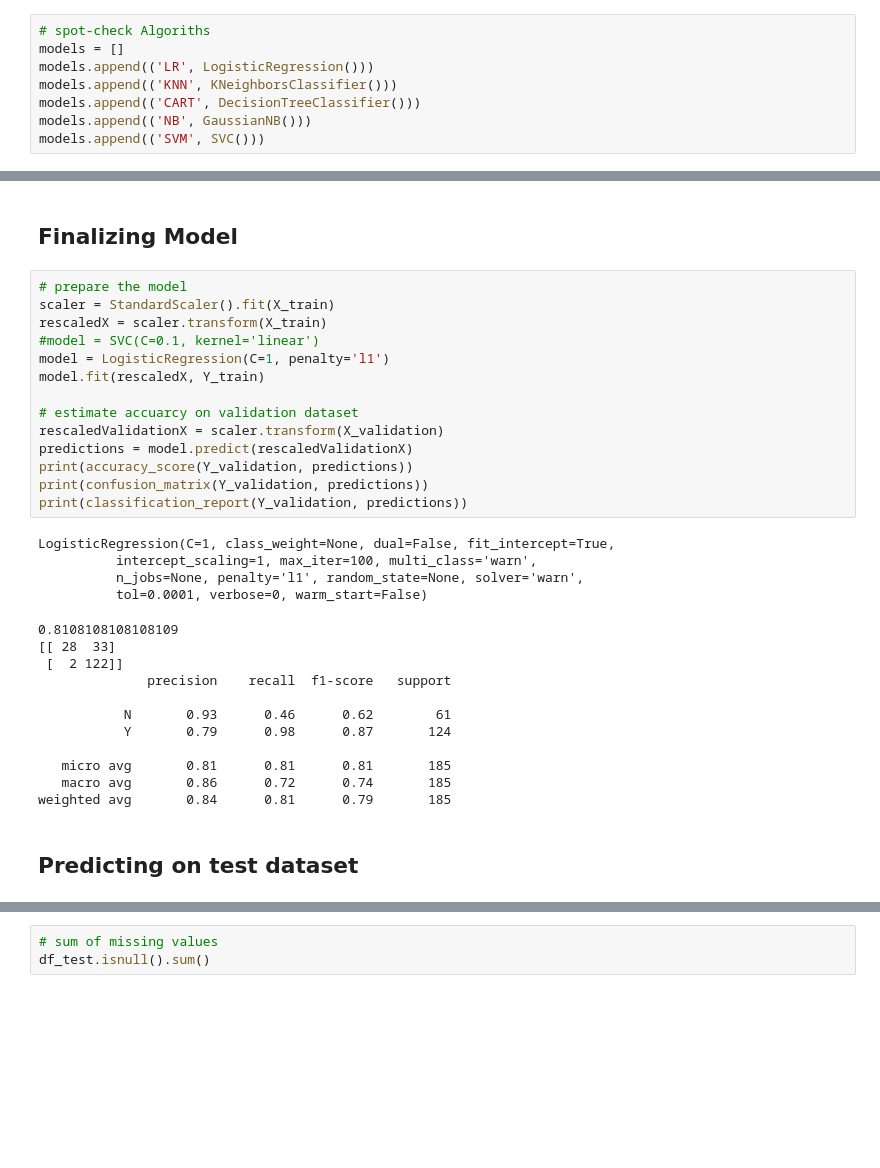
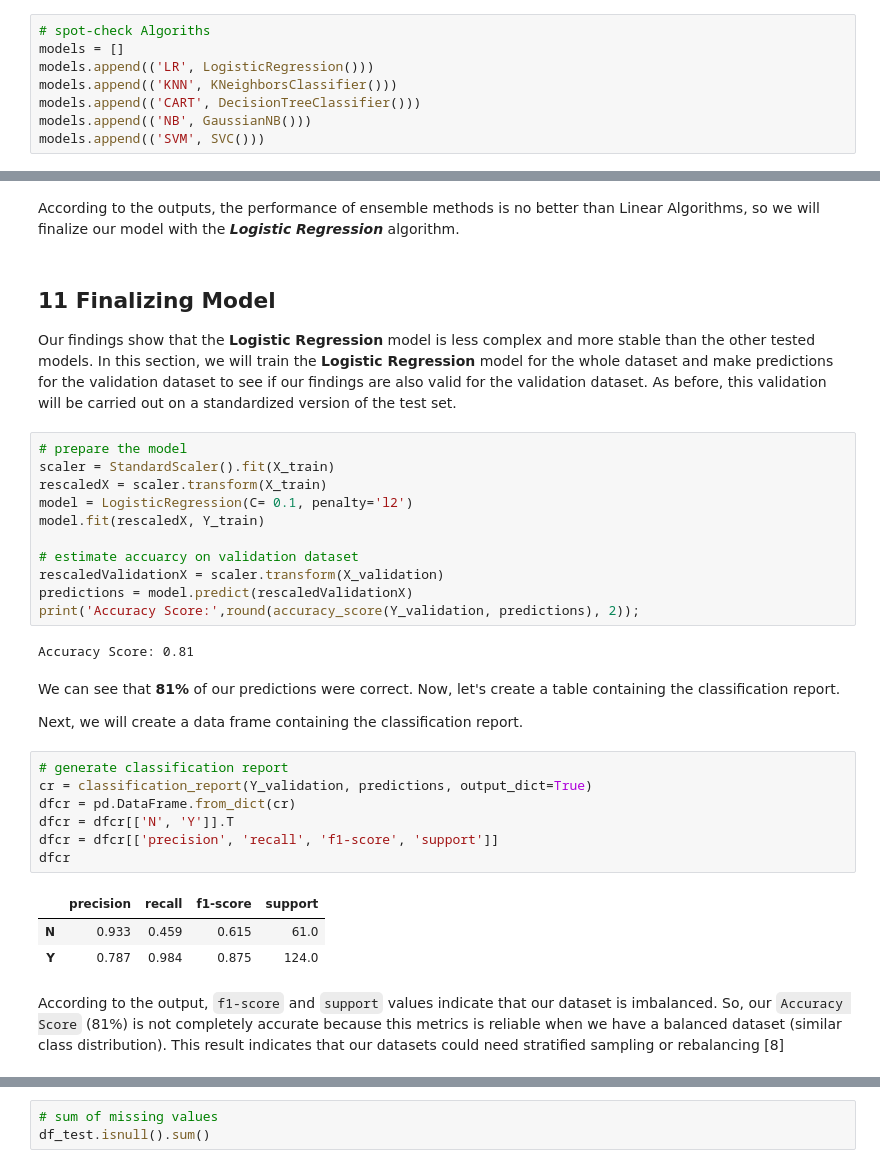
Before and after one commit to acoiman/loan_prediction, a Jupyter notebook: loan_prediction.ipynb, the cells around one changed output, grey strips where cells are left out. Saved outputs shown, nothing was run; the diff lists cells and outputs as text; blank space fills up the shorter version.

```diff
--- a/loan_prediction.ipynb
+++ b/loan_prediction.ipynb
@@ -589,34 +549,36 @@ Text(0.5, 0.98, 'Ensemble Algorith Comparison')
-# %% [markdown]
-## Finalizing  Model
+# %% [markdown]
+According to the outputs, the performance of ensemble methods is no better than Linear Algorithms, so we will finalize our model with the ***Logistic Regression*** algorithm.
+# %% [markdown]
+## 11 Finalizing  Model
+
+Our findings show that the **Logistic Regression** model is less complex and more stable than the other tested models. In this section, we will train the **Logistic Regression** model for the whole dataset and make predictions for the validation dataset to see if our findings are also valid for the validation dataset. As before, this validation will be carried out on a standardized version of the test set.
 # %%
 # prepare the model
 scaler = StandardScaler().fit(X_train)
 rescaledX = scaler.transform(X_train)
-#model = SVC(C=0.1, kernel='linear')
-model = LogisticRegression(C=1, penalty='l1')
+model = LogisticRegression(C= 0.1, penalty='l2')
 model.fit(rescaledX, Y_train)
 
 # estimate accuarcy on validation dataset
 rescaledValidationX = scaler.transform(X_validation)
 predictions = model.predict(rescaledValidationX)
-print(accuracy_score(Y_validation, predictions))
-print(confusion_matrix(Y_validation, predictions))
-print(classification_report(Y_validation, predictions))
+print('Accuracy Score:',round(accuracy_score(Y_validation, predictions), 2));
 # %% [output]
-LogisticRegression(C=1, class_weight=None, dual=False, fit_intercept=True,
-          intercept_scaling=1, max_iter=100, multi_class='warn',
-          n_jobs=None, penalty='l1', random_state=None, solver='warn',
-          tol=0.0001, verbose=0, warm_start=False)
+Accuracy Score: 0.81
-0.8108108108108109
-[[ 28  33]
- [  2 122]]
-              precision    recall  f1-score   support
-
-           N       0.93      0.46      0.62        61
-           Y       0.79      0.98      0.87       124
-
-   micro avg       0.81      0.81      0.81       185
-   macro avg       0.86      0.72      0.74       185
-weighted avg       0.84      0.81      0.79       185
-# %% [markdown]
-## Predicting on test dataset
+# %% [markdown]
+We can see that **81%** of our predictions were correct. Now, let's create a table containing the classification report.
+
+Next, we will create a data frame containing the classification report.
+# %%
+# generate classification report
+cr = classification_report(Y_validation, predictions, output_dict=True)
+dfcr = pd.DataFrame.from_dict(cr)
+dfcr = dfcr[['N', 'Y']].T
+dfcr = dfcr[['precision', 'recall', 'f1-score', 'support']]
+dfcr
+# %% [output]
+|  | precision | recall | f1-score | support |
+| N | 0.933 | 0.459 | 0.615 | 61.0 |
+| Y | 0.787 | 0.984 | 0.875 | 124.0 |
+# %% [markdown]
+According to the output, `f1-score` and `support` values indicate that our dataset is imbalanced. So, our `Accuracy Score` (81%) is not completely accurate because this metrics is reliable when we have a balanced dataset (similar class distribution). This result indicates that our datasets could need stratified sampling or rebalancing [8]
```
Also changed, not shown: parts of 74 cells of this notebook.
